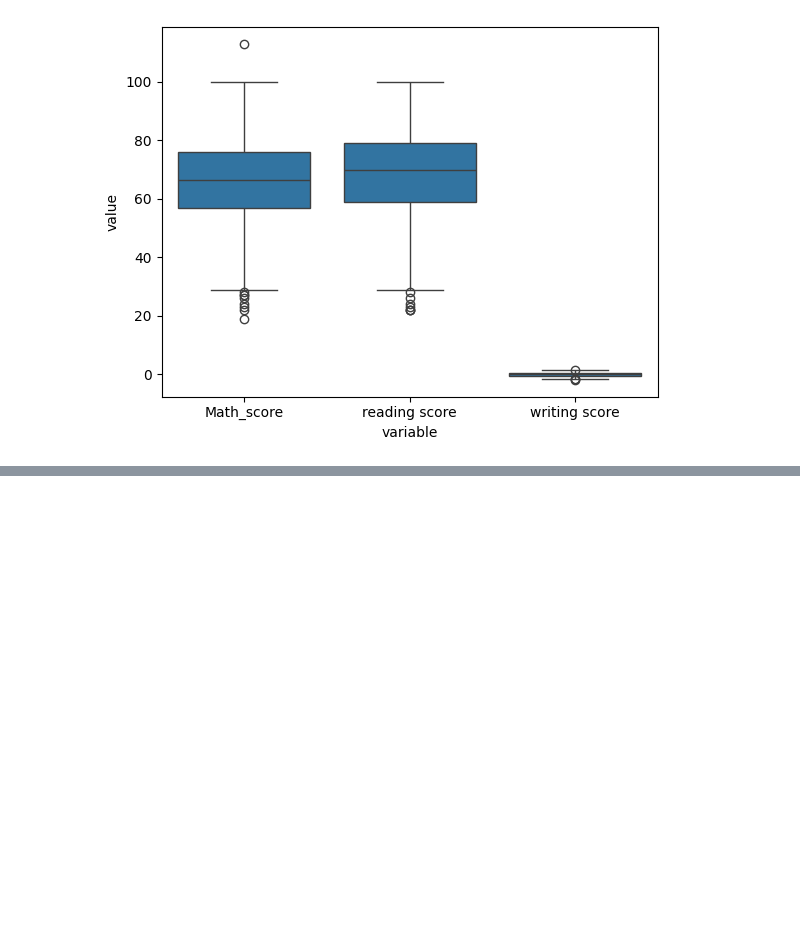
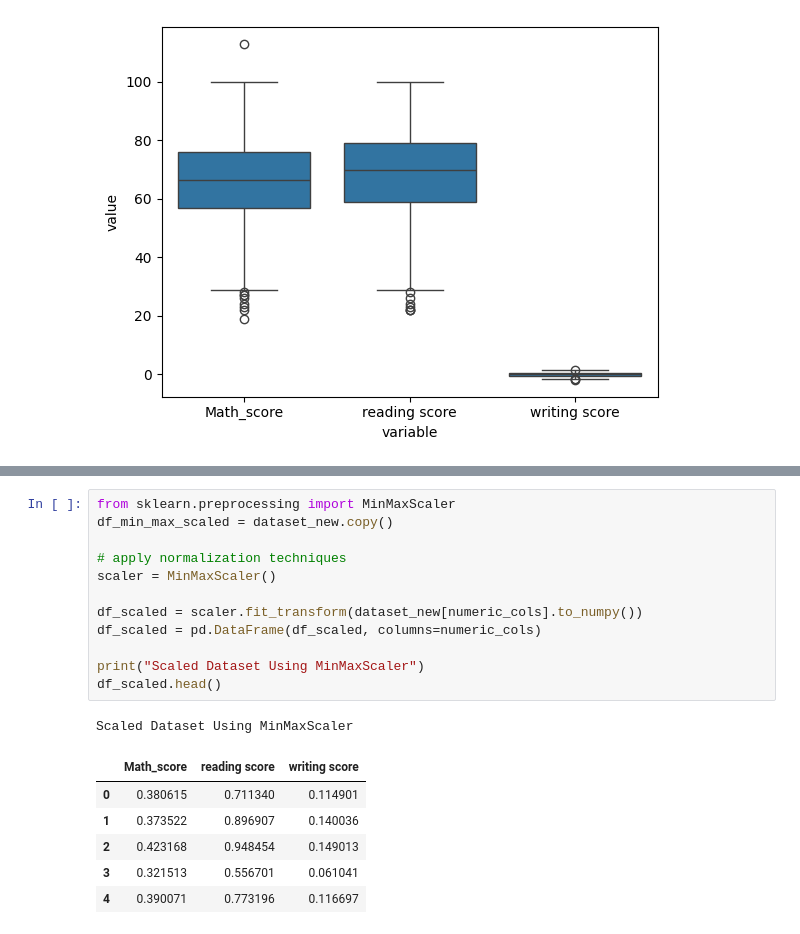
Before and after one commit to MihirDesh/PICT-SEM6-Lab-Assignments, a Jupyter notebook: DSBDAL/Assignment2.ipynb, the cells around one changed output, grey strips where cells are left out. Cells and saved outputs as stored; diff of their text form; blank space fills up the shorter version.

```diff
--- a/DSBDAL/Assignment2.ipynb
+++ b/DSBDAL/Assignment2.ipynb
@@ -390,0 +391,20 @@ TypeError: unsupported operand type(s) for -: 'str' and 'str'
+# %%
+from sklearn.preprocessing import MinMaxScaler
+df_min_max_scaled = dataset_new.copy()
+
+# apply normalization techniques
+scaler = MinMaxScaler()
+
+df_scaled = scaler.fit_transform(dataset_new[numeric_cols].to_numpy())
+df_scaled = pd.DataFrame(df_scaled, columns=numeric_cols)
+
+print("Scaled Dataset Using MinMaxScaler")
+df_scaled.head()
+# %% [output]
+Scaled Dataset Using MinMaxScaler
+|  | Math_score | reading score | writing score |
+| 0 | 0.380615 | 0.711340 | 0.114901 |
+| 1 | 0.373522 | 0.896907 | 0.140036 |
+| 2 | 0.423168 | 0.948454 | 0.149013 |
+| 3 | 0.321513 | 0.556701 | 0.061041 |
+| 4 | 0.390071 | 0.773196 | 0.116697 |
```
Also changed, not shown: parts of 4 cells of this notebook.
